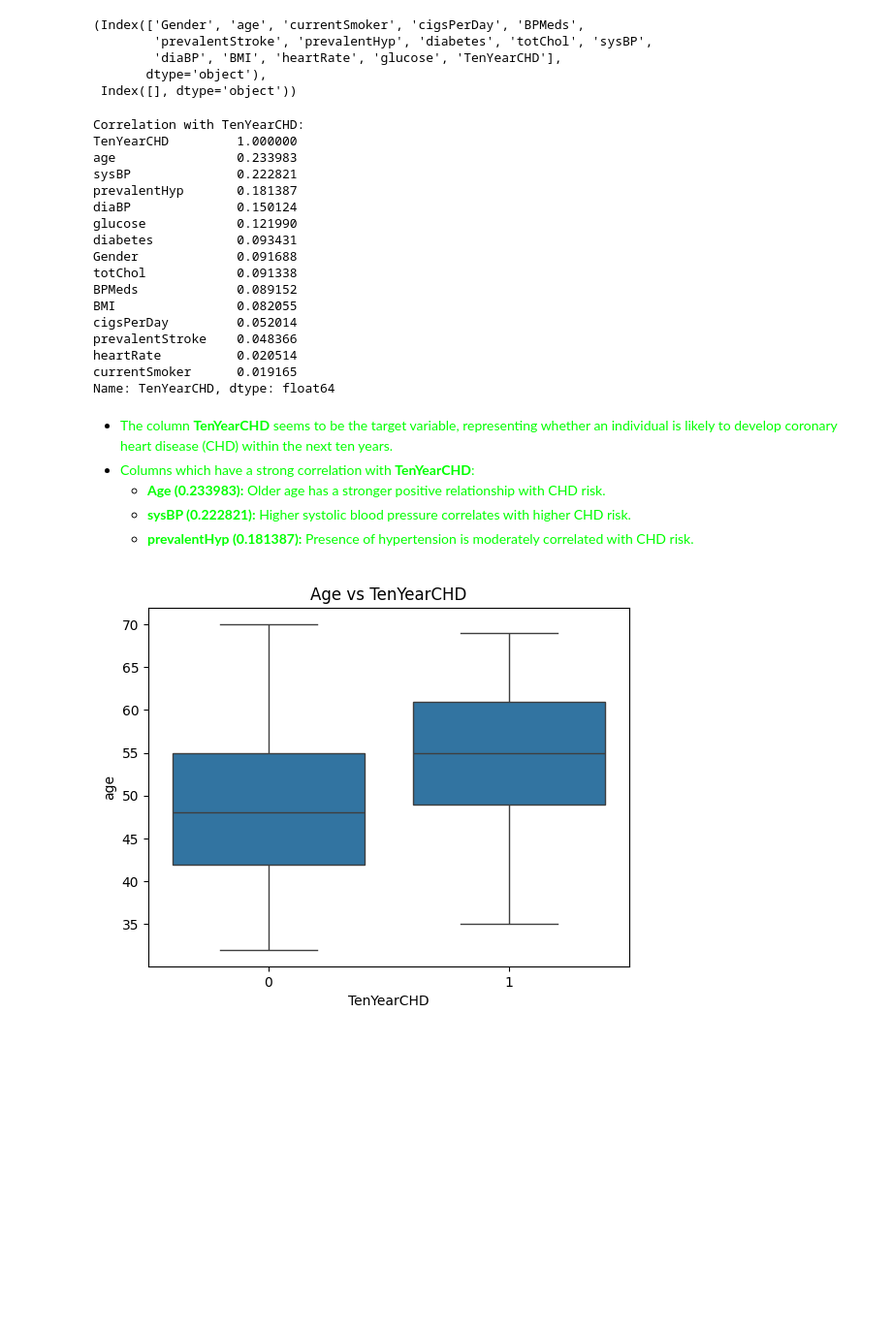
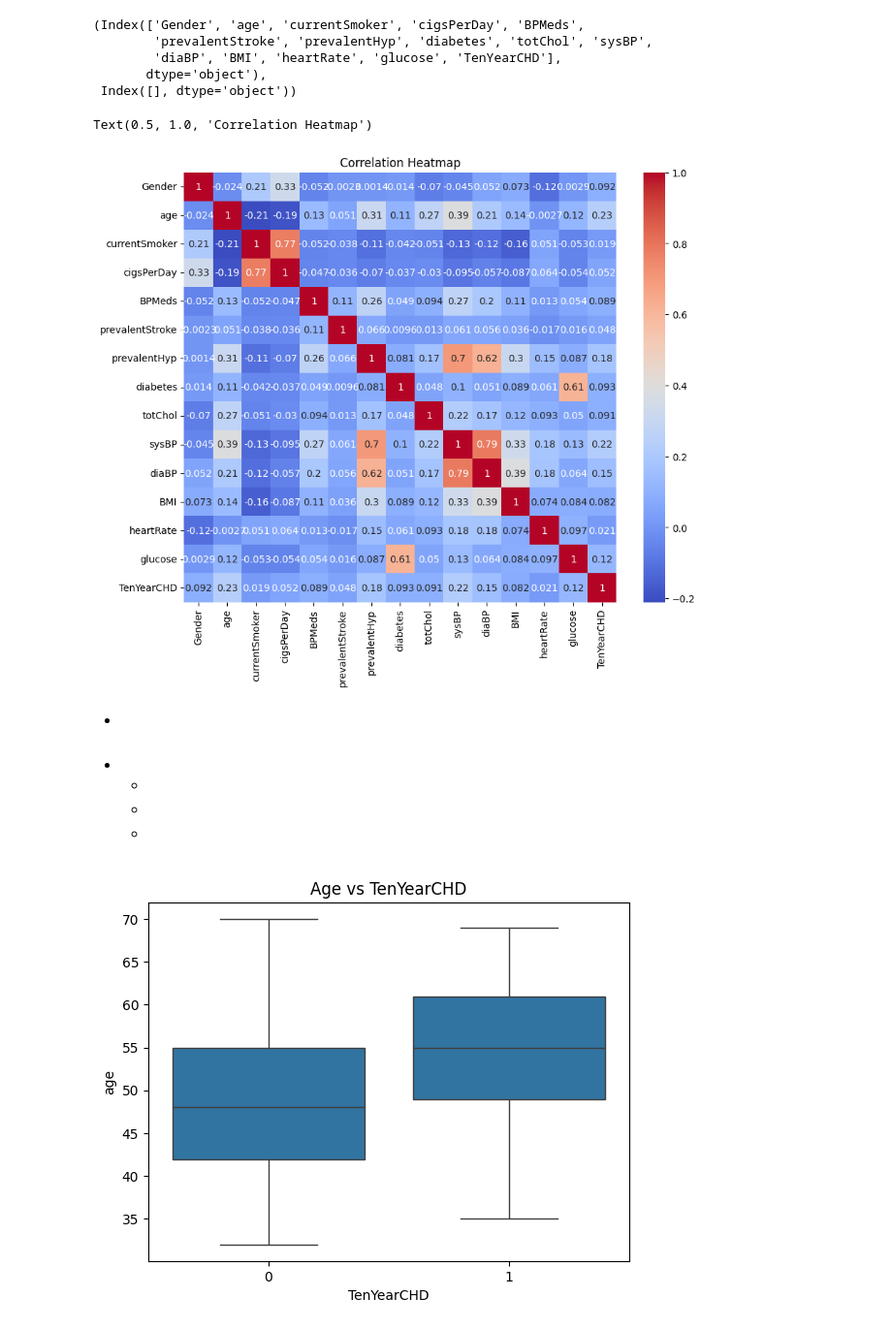
Before and after one commit to Jalaludin17/My-Machine-Learning-Projects, a Jupyter notebook: 01 Heart Disease prediction using ML/Heart_Disease_Prediction_using_ML.ipynb, the cells around one changed output. Shown at 97% size. Drawn from its saved outputs; the diff is of its cells as text; code cells hidden in the pictures; blank space fills up the shorter version.

```diff
--- a/01 Heart Disease prediction using ML/Heart_Disease_Prediction_using_ML.ipynb
+++ b/01 Heart Disease prediction using ML/Heart_Disease_Prediction_using_ML.ipynb
@@ -205,37 +189,26 @@ num_cols, cat_cols
         'diaBP', 'BMI', 'heartRate', 'glucose', 'TenYearCHD'],
        dtype='object'),
  Index([], dtype='object'))
-# %%
-# Correlation with the target (TenYearCHD)
-target_corr = correlation_matrix['TenYearCHD'].sort_values(ascending=False)
-print("Correlation with TenYearCHD:")
-print(target_corr)
-# %% [output]
-Correlation with TenYearCHD:
-TenYearCHD         1.000000
-age                0.233983
-sysBP              0.222821
-prevalentHyp       0.181387
-diaBP              0.150124
-glucose            0.121990
-diabetes           0.093431
-Gender             0.091688
-totChol            0.091338
-BPMeds             0.089152
-BMI                0.082055
-cigsPerDay         0.052014
-prevalentStroke    0.048366
-heartRate          0.020514
-currentSmoker      0.019165
-Name: TenYearCHD, dtype: float64
+# %%
+# Correlation with the target (TenYearCHD)
+import seaborn as sns
+import matplotlib.pyplot as plt
+
+plt.figure(figsize=(10, 8))
+correlation_matrix = df.corr()  # Assign the result of df.corr() to correlation_matrix
+sns.heatmap(correlation_matrix, annot=True, cmap='coolwarm')
+plt.title('Correlation Heatmap')
+# %% [output]
+Text(0.5, 1.0, 'Correlation Heatmap')
+[figure, added]
 # %% [markdown]
 <ul>
-  <li><font color="#00FF00">The column <strong>TenYearCHD</strong> seems to be the target variable, representing whether an individual is likely to develop coronary heart disease (CHD) within the next ten years.</font></li>
-  <li><font color="#00FF00">Columns which have a strong correlation with <strong>TenYearCHD</strong>:</font></li>
+  <li><font color="white">The column <strong>TenYearCHD</strong> seems to be the target variable, representing whether an individual is likely to develop coronary heart disease (CHD) within the next ten years.</font></li>
+  <li><font color="white">Columns which have a strong correlation with <strong>TenYearCHD</strong>:</font></li>
   <ul>
-    <li><font color="#00FF00"><strong>Age (0.233983):</strong> Older age has a stronger positive relationship with CHD risk.</font></li>
-    <li><font color="#00FF00"><strong>sysBP (0.222821):</strong> Higher systolic blood pressure correlates with higher CHD risk.</font></li>
-    <li><font color="#00FF00"><strong>prevalentHyp (0.181387):</strong> Presence of hypertension is moderately correlated with CHD risk.</font></li>
+    <li><font color="white"><strong>Age (0.233983):</strong> Older age has a stronger positive relationship with CHD risk.</font></li>
+    <li><font color="white"><strong>sysBP (0.222821):</strong> Higher systolic blood pressure correlates with higher CHD risk.</font></li>
+    <li><font color="white"><strong>prevalentHyp (0.181387):</strong> Presence of hypertension is moderately correlated with CHD risk.</font></li>
   </ul>
 </ul>
 # %%
```
Also changed, not shown: parts of 10 cells of this notebook.
